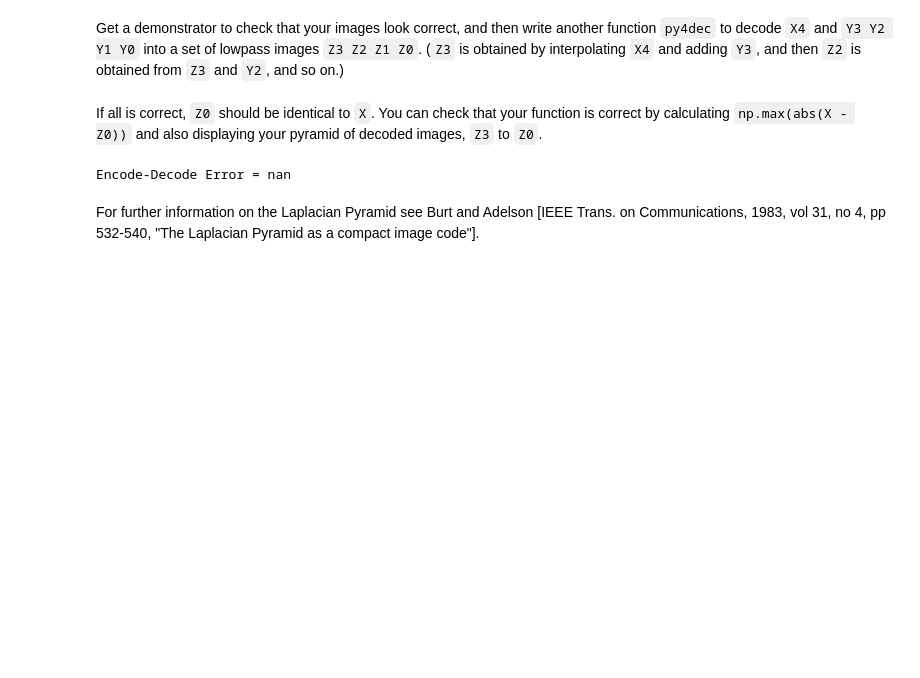
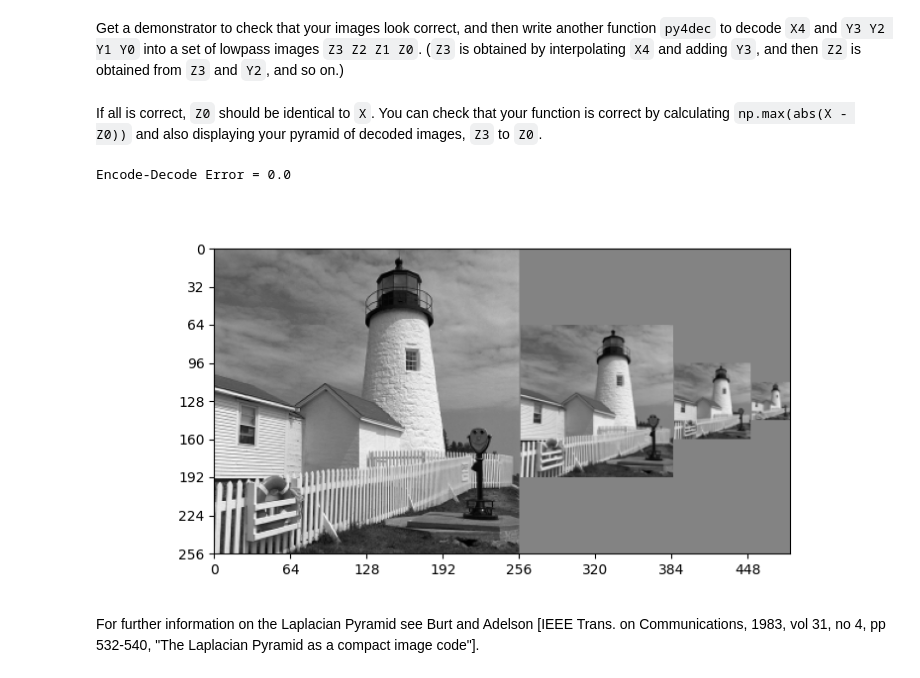
Before and after one commit to ki277/cued_sf2_lab, a Jupyter notebook: 6-laplacian-pyramid.ipynb, the cells around one changed output. Drawn from its saved outputs; the diff is of its cells as text; code cells hidden in the pictures; blank space fills up the shorter version.

```diff
--- a/6-laplacian-pyramid.ipynb
+++ b/6-laplacian-pyramid.ipynb
@@ -219,13 +240,22 @@ so on.)
 # %%
 def py4dec(Y0, Y1, Y2, Y3, X4, h):
     # your code here
-    warnings.warn("you need to write this!")
+    X4_int = rowint(rowint(X4, 2*h).T, 2*h).T
+    Z3 = X4_int + Y3
 
+    Z3_int = rowint(rowint(Z3, 2*h).T, 2*h).T
+    Z2 = Z3_int + Y2
+
+    Z2_int = rowint(rowint(Z2, 2*h).T, 2*h).T
+    Z1 = Z2_int + Y1
+
+    Z1_int = rowint(rowint(Z1, 2*h).T, 2*h).T
+    Z0 = Z1_int + Y0
     # remove these lines when implementing your code - they are here to show you what shape the plots below should be
-    Z0 = np.full(Y0.shape, np.nan)
-    Z1 = np.full(Y0.shape >> np.int_(1), np.nan)
-    Z2 = np.full(Y0.shape >> np.int_(2), np.nan)
-    Z3 = np.full(Y0.shape >> np.int_(3), np.nan)
+    #Z0 = np.full(Y0.shape, np.nan)
+    #Z1 = np.full(Y0.shape >> np.int_(1), np.nan)
+    #Z2 = np.full(Y0.shape >> np.int_(2), np.nan)
+    #Z3 = np.full(Y0.shape >> np.int_(3), np.nan)
 
     return Z3, Z2, Z1, Z0
 # %% [markdown]
@@ -234,12 +264,15 @@ If all is correct, `Z0` should be identical to
 # %%
 h = 0.25*np.array([1, 2, 1])
 Z3, Z2, Z1, Z0 = py4dec(Y0, Y1, Y2, Y3, X4, h)
 encode_decode_err = np.max(np.abs(X - Z0))
 print(f'Encode-Decode Error = {encode_decode_err}')
 
 # your code here to plot the images
+fig, ax = plt.subplots(figsize=(8, 4))
+plot_image(beside(Z0, beside(Z1, beside(Z2, Z3))), ax=ax);
 # %% [output]
-Encode-Decode Error = nan
+Encode-Decode Error = 0.0
+[figure, added]
 # %% [markdown]
 For further information on the Laplacian Pyramid see Burt and Adelson [IEEE Trans. on Communications, 1983, vol 31, no 4, pp 532-540, "The Laplacian Pyramid as a compact image code"].
 # %% [markdown]
```
Also changed, not shown: parts of 6 cells of this notebook.
